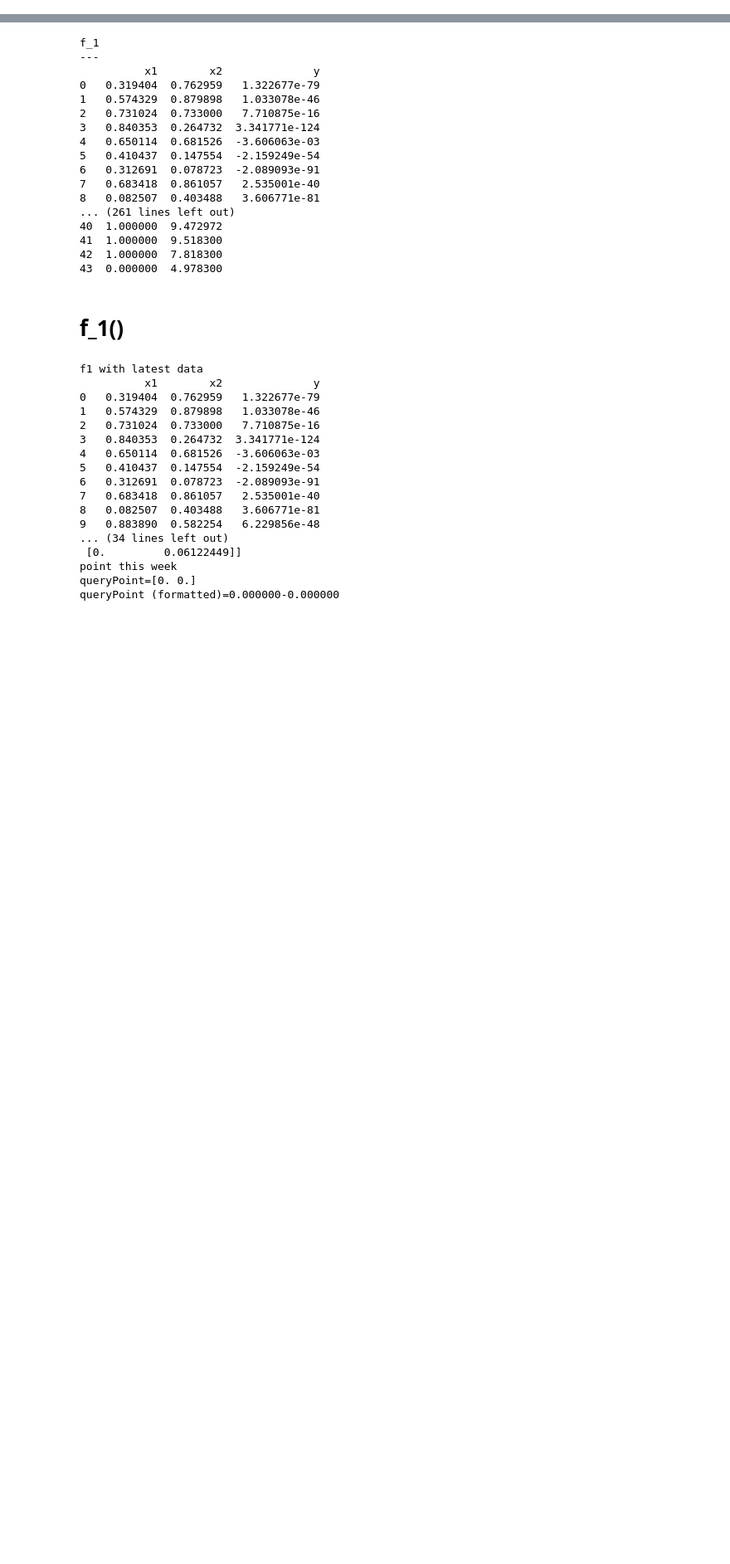
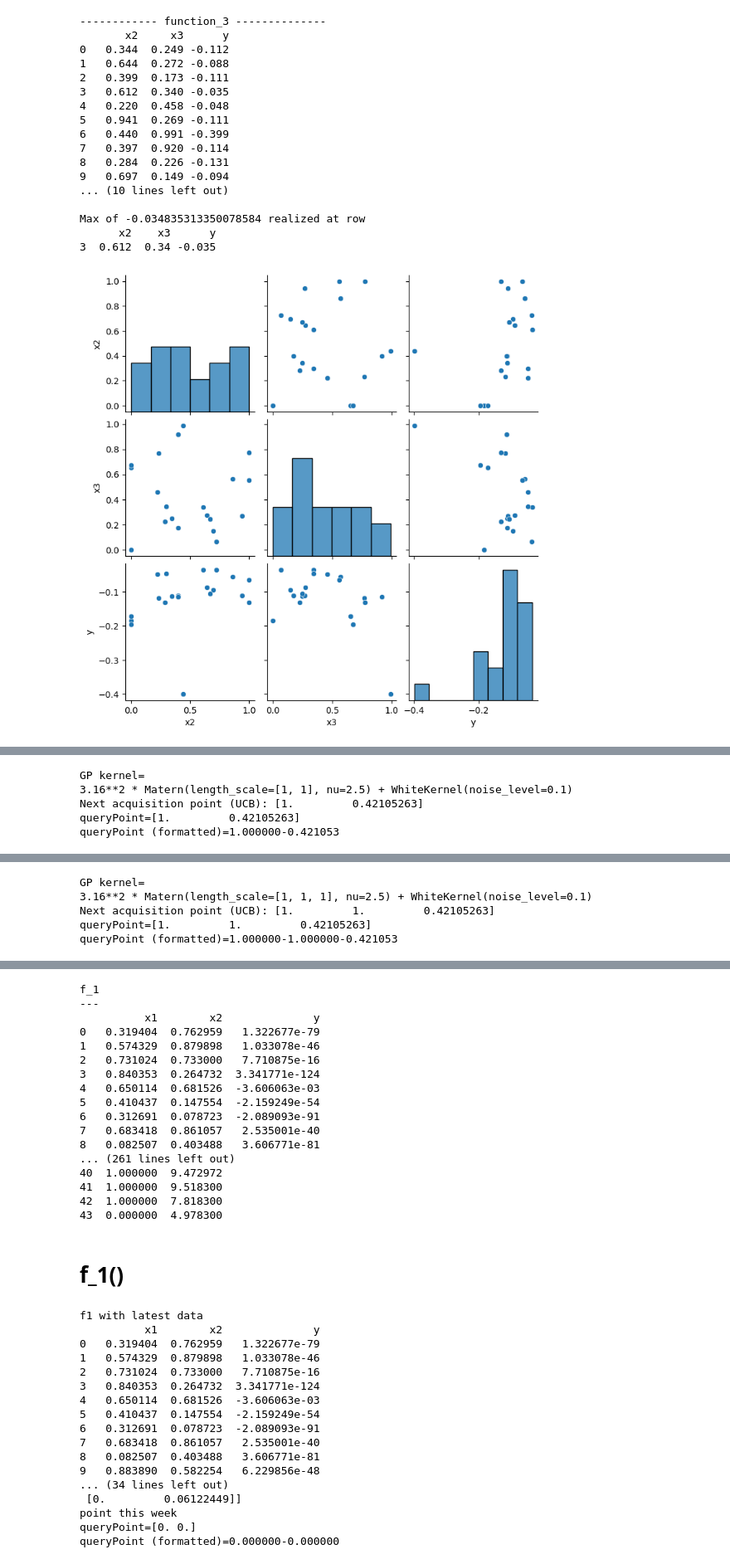
Before and after one commit to mucdat/mlcap, a Jupyter notebook: wk03_GP_length_scale_and_linear_regr.ipynb, the cells around one changed output, grey strips where cells are left out. Shown at 83% size. Drawn from its saved outputs; the diff is of its cells as text; code cells hidden in the pictures; blank space fills up the shorter version.

```diff
--- a/wk03_GP_length_scale_and_linear_regr.ipynb
+++ b/wk03_GP_length_scale_and_linear_regr.ipynb
@@ -71,0 +388,39 @@ def read_fcns_from_disk(path_to_fcns):
+# %%
+f3_dimRed = BBfcn(3)
+
+# strategy class for f3() to reduce dimension by removing x1
+class f3dimRedTransform(Transformation):
+    def __init__(self):
+        pass
+    def apply(self,data):
+        data.drop(columns=["x1"],inplace=True)
+
+tr = f3dimRedTransform()
+f3_dimRed.transform(tr)
+print(f3_dimRed)
+f3_dimRed.plot_feature_correlations()
+f3_dimRed.plot_correlations_with_cross_terms()
+kernel = C(10, (0.001, 10)) * Matern(length_scale=[1,1],nu=2.5) + WhiteKernel(noise_level=0.1)
+f3_dimRed.nextPointBayesianOptim(kernel,numgrid=20,acqFcn="UCB",beta=0.5)
+
+kernel = C(10, (0.001, 10)) * Matern(length_scale=[1,1,1],nu=2.5) + WhiteKernel(noise_level=0.1)
+f3.nextPointBayesianOptim(kernel,numgrid=20,acqFcn="UCB",beta=0.5)
+# %% [output]
+------------ function_3 --------------
+       x2     x3      y
+0   0.344  0.249 -0.112
+1   0.644  0.272 -0.088
+2   0.399  0.173 -0.111
+3   0.612  0.340 -0.035
+4   0.220  0.458 -0.048
+5   0.941  0.269 -0.111
+6   0.440  0.991 -0.399
+7   0.397  0.920 -0.114
+8   0.284  0.226 -0.131
+9   0.697  0.149 -0.094
+... (10 lines left out)
+
+Max of -0.034835313350078584 realized at row
+      x2    x3      y
+3  0.612  0.34 -0.035
+[figure, added]
@@ -71,0 +429,5 @@ def read_fcns_from_disk(path_to_fcns):
+GP kernel=
+3.16**2 * Matern(length_scale=[1, 1], nu=2.5) + WhiteKernel(noise_level=0.1)
+Next acquisition point (UCB): [1.         0.42105263]
+queryPoint=[1.         0.42105263]
+queryPoint (formatted)=1.000000-0.421053
@@ -71,0 +435,5 @@ def read_fcns_from_disk(path_to_fcns):
+GP kernel=
+3.16**2 * Matern(length_scale=[1, 1, 1], nu=2.5) + WhiteKernel(noise_level=0.1)
+Next acquisition point (UCB): [1.         1.         0.42105263]
+queryPoint=[1.         1.         0.42105263]
+queryPoint (formatted)=1.000000-1.000000-0.421053
```
Also changed, not shown: parts of 21 cells of this notebook, 1 other file.
